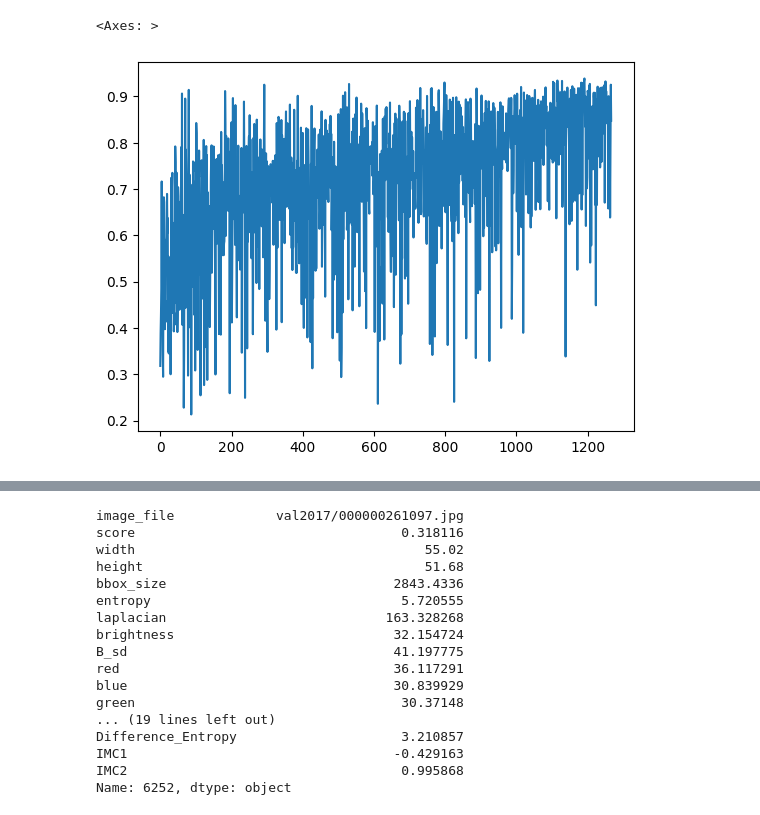
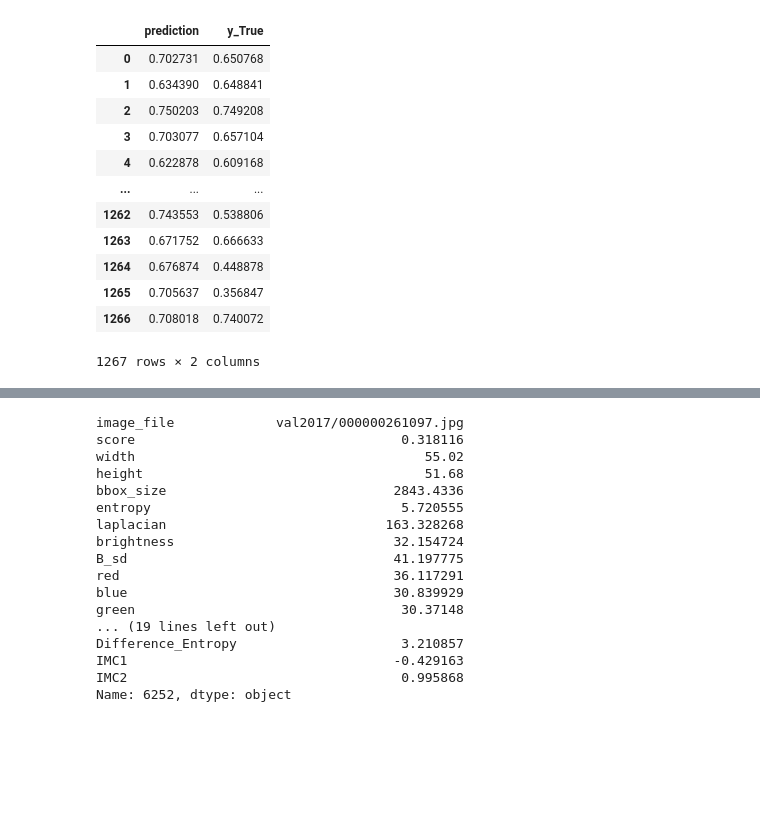
Before and after one commit to yuuhey/image_preprocessing, a Jupyter notebook: model_result_visual.ipynb, the cells around one changed output, grey strips where cells are left out. Drawn from its saved outputs; the diff is of its cells as text; code cells hidden in the pictures; blank space fills up the shorter version.

```diff
--- a/model_result_visual.ipynb
+++ b/model_result_visual.ipynb
@@ -70,8 +37,21 @@ result_df['Prediction'].plot()
-# %%
-result_df[ 'True'].plot()
-# %% [output]
-<Axes: >
-[figure, removed]
+# %%
+result_df = pd.concat([y_pred, y_valid], axis=1)
+result_df.columns=['prediction', 'y_True']
+result_df
+# %% [output]
+|  | prediction | y_True |
+| 0 | 0.702731 | 0.650768 |
+| 1 | 0.634390 | 0.648841 |
+| 2 | 0.750203 | 0.749208 |
+| 3 | 0.703077 | 0.657104 |
+| 4 | 0.622878 | 0.609168 |
+| ... | ... | ... |
+| 1262 | 0.743553 | 0.538806 |
+| 1263 | 0.671752 | 0.666633 |
+| 1264 | 0.676874 | 0.448878 |
+| 1265 | 0.705637 | 0.356847 |
+| 1266 | 0.708018 | 0.740072 |
+1267 rows × 2 columns
 # %%
 import matplotlib.pyplot as plt
 
```
Also changed, not shown: parts of 16 cells of this notebook, 3 other files.
